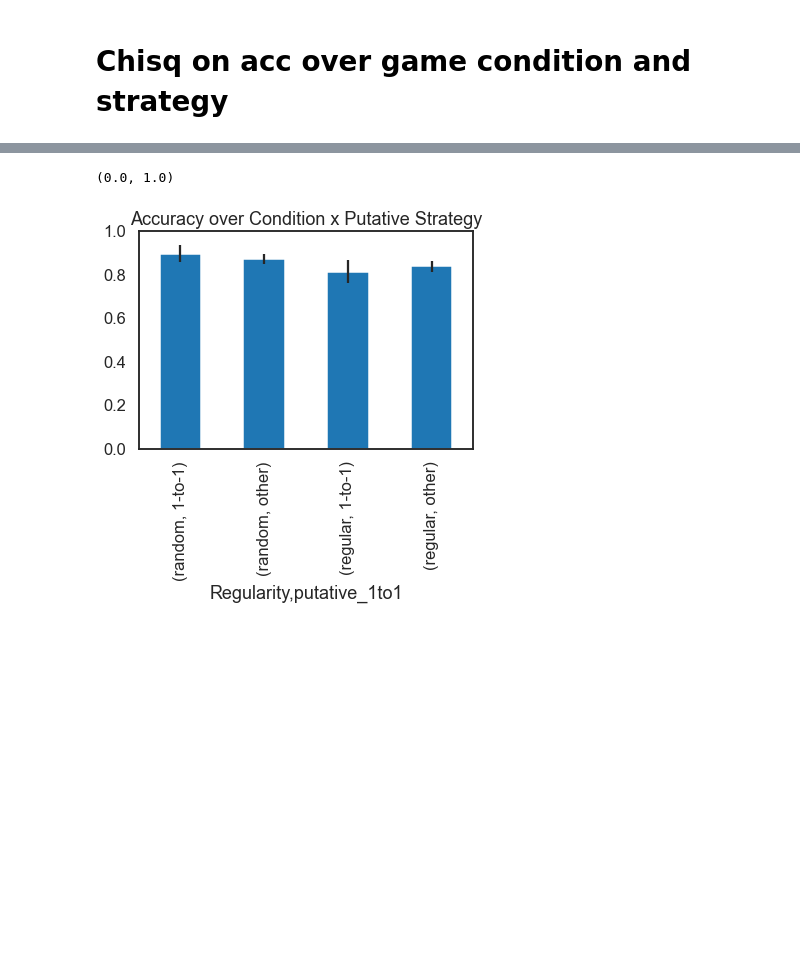
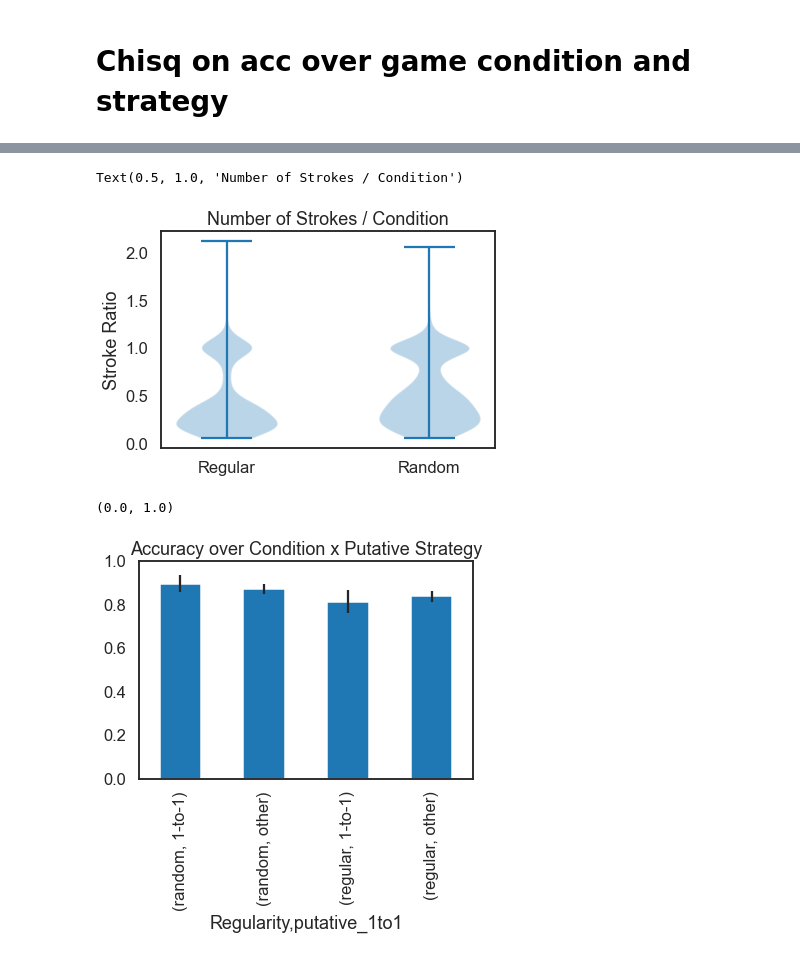
Before and after one commit to cogtoolslab/improvised_numerals, a Jupyter notebook: analysis/iternum2_analysis.ipynb, the cells around one changed output, grey strips where cells are left out. Saved outputs shown, nothing was run; the diff lists cells and outputs as text; code cells hidden in the pictures; blank space fills up the shorter version.

```diff
--- a/analysis/iternum2_analysis.ipynb
+++ b/analysis/iternum2_analysis.ipynb
@@ -900,3 +909,15 @@ Text(0.5, 0, '')
+# %%
+fig, axes = plt.subplots()
+axes.violinplot(dataset = [[x for x in D[D.Regularity == 'regular']["strokeRatio"].values if str(x) != 'nan'],
+                           [x for x in D[D.Regularity == 'random']["strokeRatio"].values if str(x) != 'nan']],
+                points=1000)
+
+axes.set_xticklabels(['','Regular','','Random'])
+axes.set_ylabel("Stroke Ratio")
+axes.set_title("Number of Strokes / Condition")
+# %% [output]
+Text(0.5, 1.0, 'Number of Strokes / Condition')
+[figure, added]
 # %%
 
 
```
Also changed, not shown: parts of 19 cells of this notebook, 4 other files.
